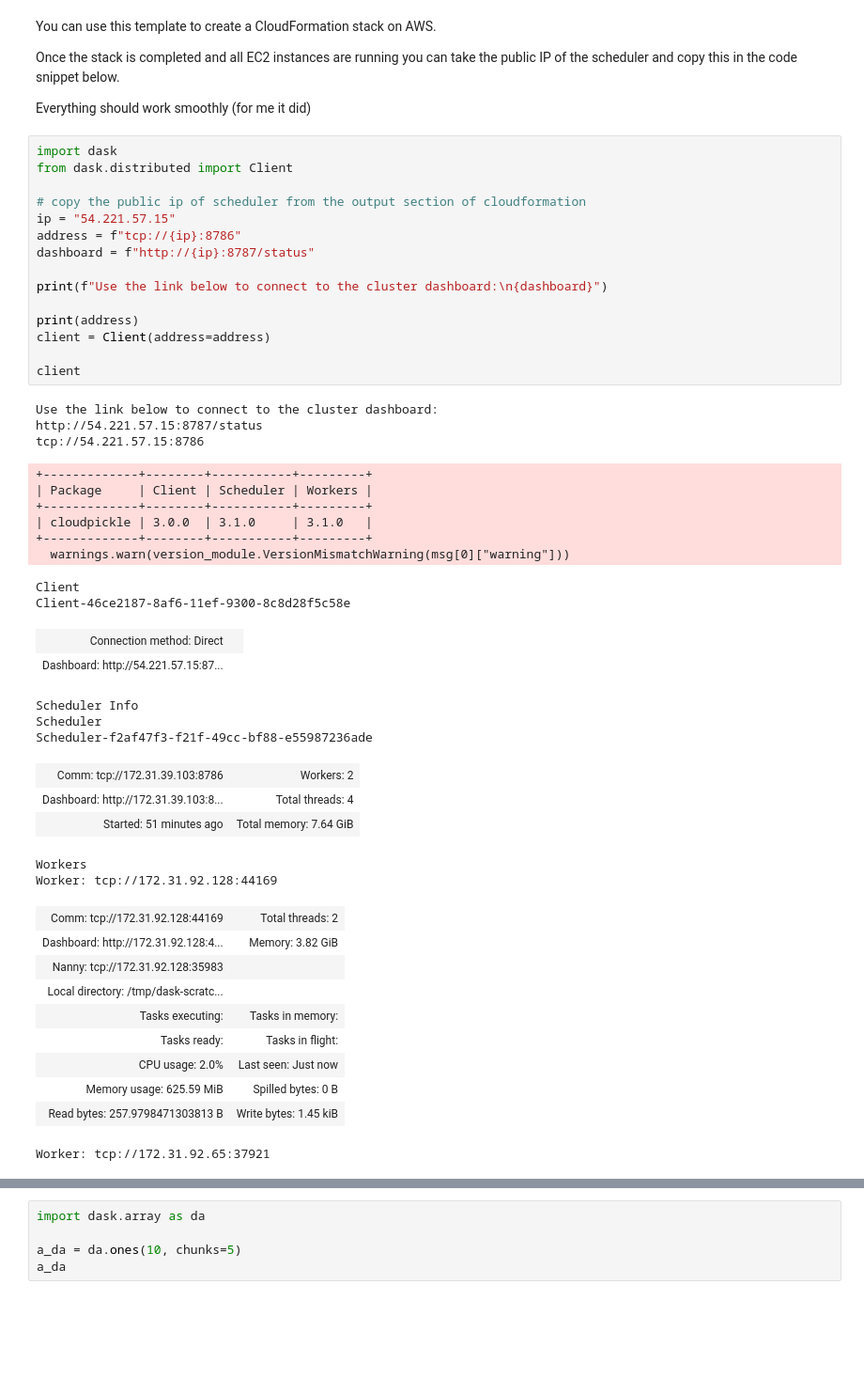
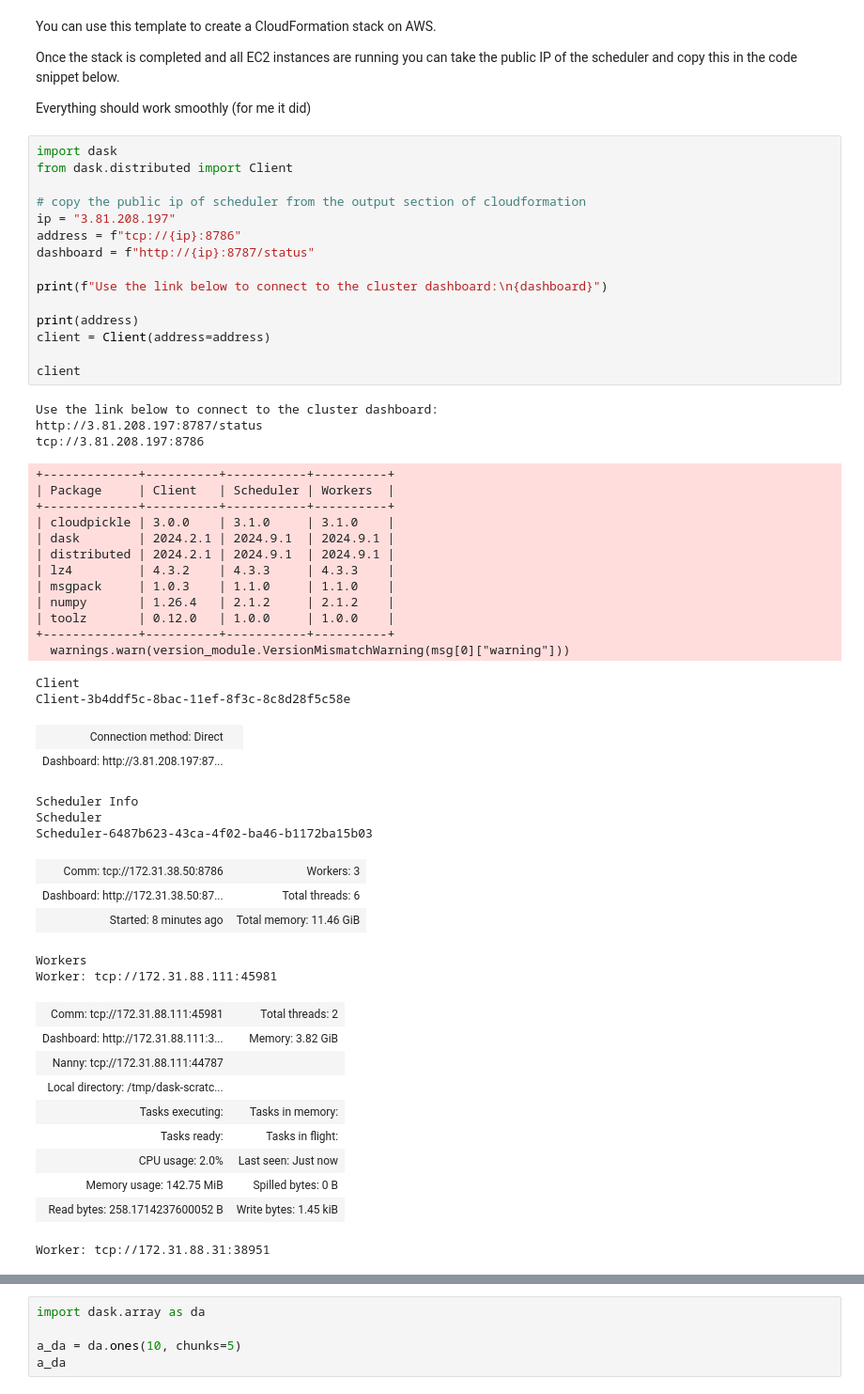
Before and after one commit to longtongster/deploy-dask-cluster-on-aws, a Jupyter notebook: deploy-dask-cluster-with-cloudformation.ipynb, the cells around one changed output, grey strips where cells are left out. Shown at 94% size. Saved outputs shown, nothing was run; the diff lists cells and outputs as text; blank space fills up the shorter version.

```diff
--- a/deploy-dask-cluster-with-cloudformation.ipynb
+++ b/deploy-dask-cluster-with-cloudformation.ipynb
@@ -36,47 +36,53 @@ Everything should work smoothly (for me it did)
 # %%
 import dask
 from dask.distributed import Client
 
 # copy the public ip of scheduler from the output section of cloudformation
-ip = "54.221.57.15"
+ip = "3.81.208.197"
 address = f"tcp://{ip}:8786"
 dashboard = f"http://{ip}:8787/status"
 
 print(f"Use the link below to connect to the cluster dashboard:\n{dashboard}")
 
 print(address)
 client = Client(address=address)
 
 client
 # %% [output]
 Use the link below to connect to the cluster dashboard:
-http://54.221.57.15:8787/status
-tcp://54.221.57.15:8786
+http://3.81.208.197:8787/status
+tcp://3.81.208.197:8786
-+-------------+--------+-----------+---------+
-| Package     | Client | Scheduler | Workers |
-+-------------+--------+-----------+---------+
-| cloudpickle | 3.0.0  | 3.1.0     | 3.1.0   |
-+-------------+--------+-----------+---------+
++-------------+----------+-----------+----------+
+| Package     | Client   | Scheduler | Workers  |
++-------------+----------+-----------+----------+
+| cloudpickle | 3.0.0    | 3.1.0     | 3.1.0    |
+| dask        | 2024.2.1 | 2024.9.1  | 2024.9.1 |
+| distributed | 2024.2.1 | 2024.9.1  | 2024.9.1 |
+| lz4         | 4.3.2    | 4.3.3     | 4.3.3    |
+| msgpack     | 1.0.3    | 1.1.0     | 1.1.0    |
+| numpy       | 1.26.4   | 2.1.2     | 2.1.2    |
+| toolz       | 0.12.0   | 1.0.0     | 1.0.0    |
++-------------+----------+-----------+----------+
   warnings.warn(version_module.VersionMismatchWarning(msg[0]["warning"]))
 Client
-Client-46ce2187-8af6-11ef-9300-8c8d28f5c58e
+Client-3b4ddf5c-8bac-11ef-8f3c-8c8d28f5c58e
 | Connection method: Direct |  |
-| Dashboard: http://54.221.57.15:87... |  |
+| Dashboard: http://3.81.208.197:87... |  |
 Scheduler Info
 Scheduler
-Scheduler-f2af47f3-f21f-49cc-bf88-e55987236ade
+Scheduler-6487b623-43ca-4f02-ba46-b1172ba15b03
-| Comm: tcp://172.31.39.103:8786 | Workers: 2 |
-| Dashboard: http://172.31.39.103:8... | Total threads: 4 |
-| Started: 51 minutes ago | Total memory: 7.64 GiB |
+| Comm: tcp://172.31.38.50:8786 | Workers: 3 |
+| Dashboard: http://172.31.38.50:87... | Total threads: 6 |
+| Started: 8 minutes ago | Total memory: 11.46 GiB |
 Workers
-Worker: tcp://172.31.92.128:44169
+Worker: tcp://172.31.88.111:45981
-| Comm: tcp://172.31.92.128:44169 | Total threads: 2 |
-| Dashboard: http://172.31.92.128:4... | Memory: 3.82 GiB |
-| Nanny: tcp://172.31.92.128:35983 |  |
+| Comm: tcp://172.31.88.111:45981 | Total threads: 2 |
+| Dashboard: http://172.31.88.111:3... | Memory: 3.82 GiB |
+| Nanny: tcp://172.31.88.111:44787 |  |
 | Local directory: /tmp/dask-scratc... |  |
 | Tasks executing: | Tasks in memory: |
 | Tasks ready: | Tasks in flight: |
 | CPU usage: 2.0% | Last seen: Just now |
-| Memory usage: 625.59 MiB | Spilled bytes: 0 B |
-| Read bytes: 257.9798471303813 B | Write bytes: 1.45 kiB |
+| Memory usage: 142.75 MiB | Spilled bytes: 0 B |
+| Read bytes: 258.1714237600052 B | Write bytes: 1.45 kiB |
-Worker: tcp://172.31.92.65:37921
+Worker: tcp://172.31.88.31:38951
```
Also changed, not shown: parts of 2 cells of this notebook, 2 other files.
